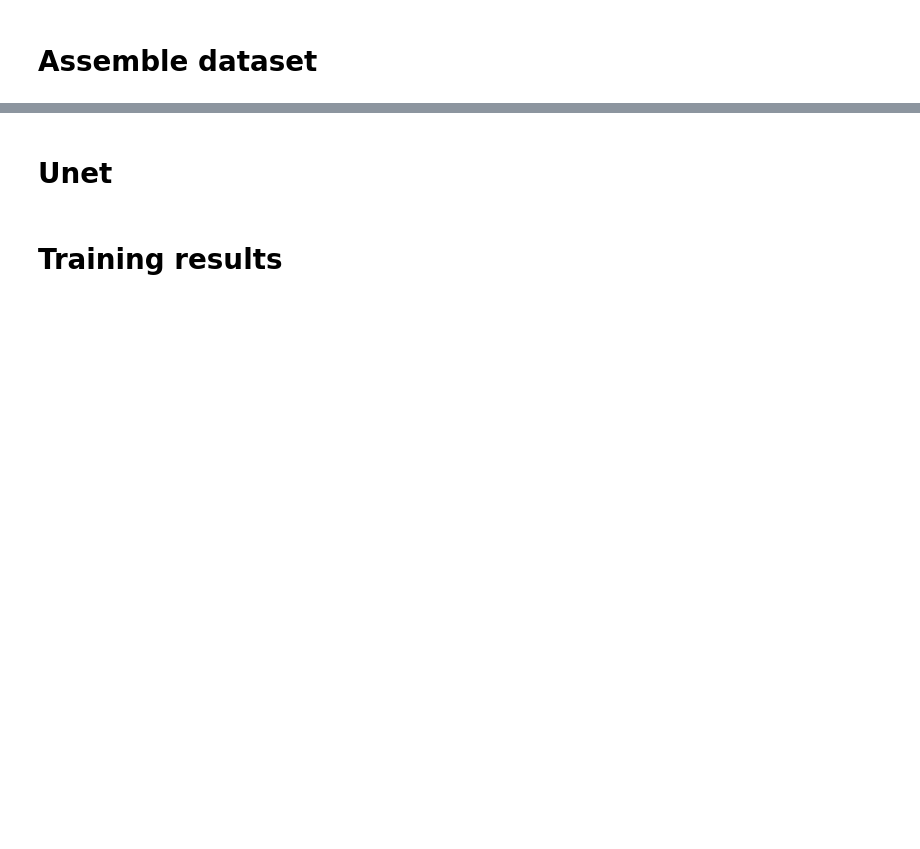
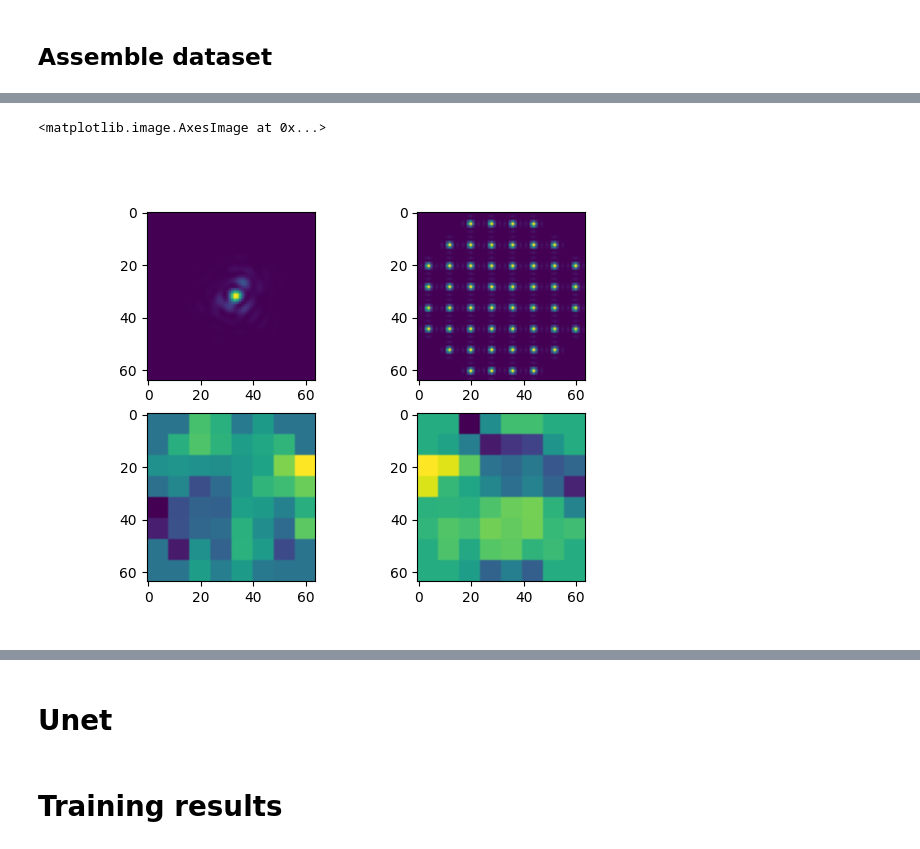
Before and after one commit to HumbertDominique/OWS, a Jupyter notebook: ML.ipynb, the cells around one changed output, grey strips where cells are left out. Cells and saved outputs as stored; diff of their text form; code cells hidden in the pictures; blank space fills up the shorter version.

```diff
--- a/ML.ipynb
+++ b/ML.ipynb
@@ -9,46 +21,47 @@ import numpy as np
 # %%
 from PIL import Image
 # %% [markdown]
-# Assemble dataset
+## Assemble dataset
 # %%
-n = 9999
-dim_data = 64
-# train_DwDx = np.zeros((n,128,128))
-# train_DwDy = np.zeros((n,128,128))
+n = 99    # number of images sets available
+dim_data = 64   # size of the images. (could be automated)
+
 train_Dw = np.zeros((n,dim_data,dim_data,2))
-#train_Dw = np.zeros((n,128,128))
 train_lightfield = np.zeros((n,dim_data,dim_data))
 train_psf = np.zeros((n,dim_data,dim_data))
 train_ps = np.zeros((n,dim_data,dim_data))
-print(train_Dw.shape)
+
+
 filename0 = "data/DwDx_"
 filename1 = "data/DwDy_"
 filename2 = "data/lightfield_"
 filename3 = "data/psf_"
 filename4 = "data/ps_"
 
+
+before = time.time()
 status = 0
 for i in range(0,n):
-    train_Dw[i,:,:,0] = ows.pixel_adder(np.array(fits.getdata(filename0+str(i)+".fits")), scale_factor = [8,8], final_shape = None)/np.pi
-    # train_Dw[i,:,:,0] = np.array(fits.getdata(filename0+str(i)+".fits"))
-    train_Dw[i,:,:,1] = ows.pixel_adder(np.array(fits.getdata(filename1+str(i)+".fits")), scale_factor = [8,8], final_shape = None)/np.pi
-    # train_Dw[i,:,:,1] = np.array(fits.getdata(filename1+str(i)+".fits"))
+    train_Dw[i,:,:,0] = ows.pixel_adder(np.array(fits.getdata(filename0+str(i)+".fits")), scale_factor = [8,8], final_shape = None)/np.pi # Normalized by pi and scaled to dim_data pixels
+    train_Dw[i,:,:,1] = ows.pixel_adder(np.array(fits.getdata(filename1+str(i)+".fits")), scale_factor = [8,8], final_shape = None)/np.pi # Normalized by pi and scaled to dim_data pixels
 
-    # train_lightfield[:,:,i] = ows.pixel_adder(np.array(fits.getdata(filename2+str(i)+".fits"),[1/8,1/8])
     train_lightfield[i,:,:] = np.array(fits.getdata(filename2+str(i)+".fits"))
-    # train_psf[:,:,i] = ows.pixel_adder(np.array(fits.getdata(filename3+str(i)+".fits")),[1/8,1/8])
     train_psf[i,:,:] = ows.normalize(np.array(fits.getdata(filename3+str(i)+".fits")))
     train_ps[i,:,:] = ows.normalize(np.array(fits.getdata(filename4+str(i)+".fits")))
+
     if 100*i//n == status*10:
-        print('Loading training set: ',status*10,'% done')
+        now = time.time()
+        elapsed = now - before
+        if status != 0:
+            print('Processing: ',status*10,'% done, time elapsed: ',elapsed,'s, remaining: ~',((elapsed/(i/n))-elapsed),'s')
         status += 1
-print('Loading training set: ',100,'% done')
-#np.savez("data/train_DwDx.npz", train_DwDy)
-#np.savez("data/train_DwDy.npz", train_DwDy)
+
 np.savez("data/train_Dw.npz", train_Dw)
 np.savez("data/train_lightfield.npz", train_lightfield)
 np.savez("data/train_psf.npz", train_psf)
 np.savez("data/train_ps.npz", train_ps)
+
+print('Loading training set: ',100,'% done')
 
 plt.close()
 plt.figure(1)
@@ -60,3 +73,4 @@ plt.subplot(2,2,3)
 plt.imshow(train_Dw[0,:,:,0])
 plt.subplot(2,2,4)
 plt.imshow(train_Dw[0,:,:,1])
+# %% [output]
@@ -62,0 +87,2 @@ plt.imshow(train_Dw[0,:,:,1])
+<matplotlib.image.AxesImage at 0x...>
+[figure, added]
```
Also changed, not shown: parts of 7 cells of this notebook, 4 other files.
